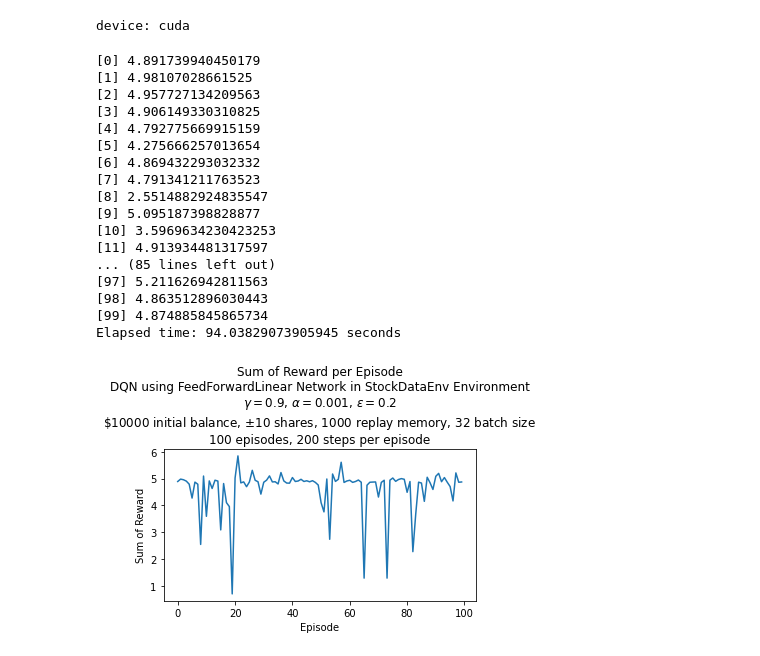
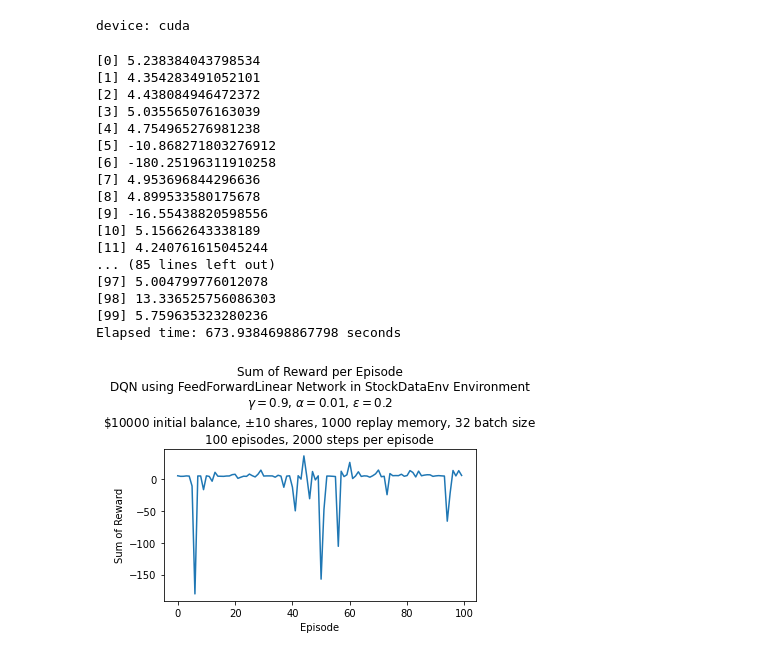
Before and after one commit to zanderman/smart-stock-rl, a Jupyter notebook: jupyter/experiments_dqn.ipynb, the cells around one changed output. Drawn from its saved outputs; the diff is of its cells as text; code cells hidden in the pictures.

```diff
--- a/jupyter/experiments_dqn.ipynb
+++ b/jupyter/experiments_dqn.ipynb
@@ -197,7 +197,7 @@ if RANDOM_SEED is not None:
 # %%
 # Set tweakable parameters.
 gamma = 0.9 # Discount factor (should be in (0,1)).
-alpha = 0.001 # Step size.
+alpha = 0.01 # Step size.
 epsilon = 0.2 # Epsilon-greedy action selection (should be in (0,1)).
 batch_size = 32
 memory_capacity = 1000
@@ -243,45 +243,45 @@ agent = ss.algorithms.deepq.dqn.DQN(
 device: cuda
 # %%
 max_episodes = 100 # 1000 # Upper-limit on number of possible episodes.
-max_steps = 200
+max_steps = 2000
 render = False
 render_mode = 'csv'
 
 # Train the agent
 with timecontextprint():
     rewards, found_soln = train_DQN(
         agent,
         max_episodes,
         max_steps,
         target_update_freq,
         render,
         render_mode,
     )
 
 # Plot the rewards.
 plt.figure()
 plt.plot(rewards)
 plt.title(f"Sum of Reward per Episode\nDQN using FeedForwardLinear Network in {env_name} Environment\n$\gamma={gamma}$, $\\alpha={alpha}$, $\epsilon={epsilon}$\n\${start_balance} initial balance, $\pm${max_stock} shares, {memory_capacity} replay memory, {batch_size} batch size\n{max_episodes} episodes, {max_steps} steps per episode")
 plt.xlabel('Episode')
 plt.ylabel('Sum of Reward')
 plt.tight_layout()
 plt.show()
 # %% [output]
-[0] 4.891739940450179
-[1] 4.98107028661525
-[2] 4.957727134209563
-[3] 4.906149330310825
-[4] 4.792775669915159
-[5] 4.275666257013654
-[6] 4.869432293032332
-[7] 4.791341211763523
-[8] 2.5514882924835547
-[9] 5.095187398828877
-[10] 3.5969634230423253
-[11] 4.913934481317597
+[0] 5.238384043798534
+[1] 4.354283491052101
+[2] 4.438084946472372
+[3] 5.035565076163039
+[4] 4.754965276981238
+[5] -10.868271803276912
+[6] -180.25196311910258
+[7] 4.953696844296636
+[8] 4.899533580175678
+[9] -16.55438820598556
+[10] 5.15662643338189
+[11] 4.240761615045244
 ... (85 lines left out)
-[97] 5.211626942811563
-[98] 4.863512896030443
-[99] 4.874885845865734
-Elapsed time: 94.03829073905945 seconds
+[97] 5.004799776012078
+[98] 13.336525756086303
+[99] 5.759635323280236
+Elapsed time: 673.9384698867798 seconds
-[figure, old version]
+[figure, new version]
```
Also changed, not shown: parts of 1 cell of this notebook.
